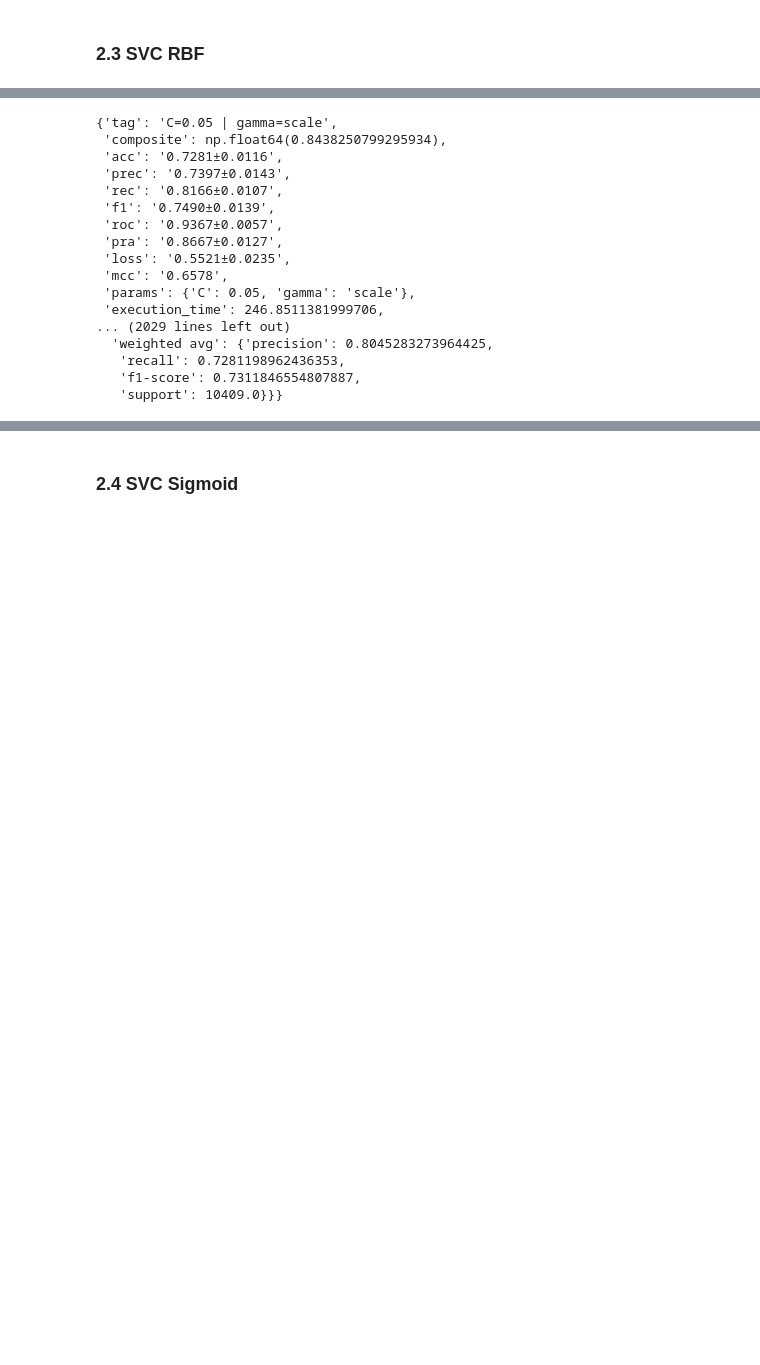
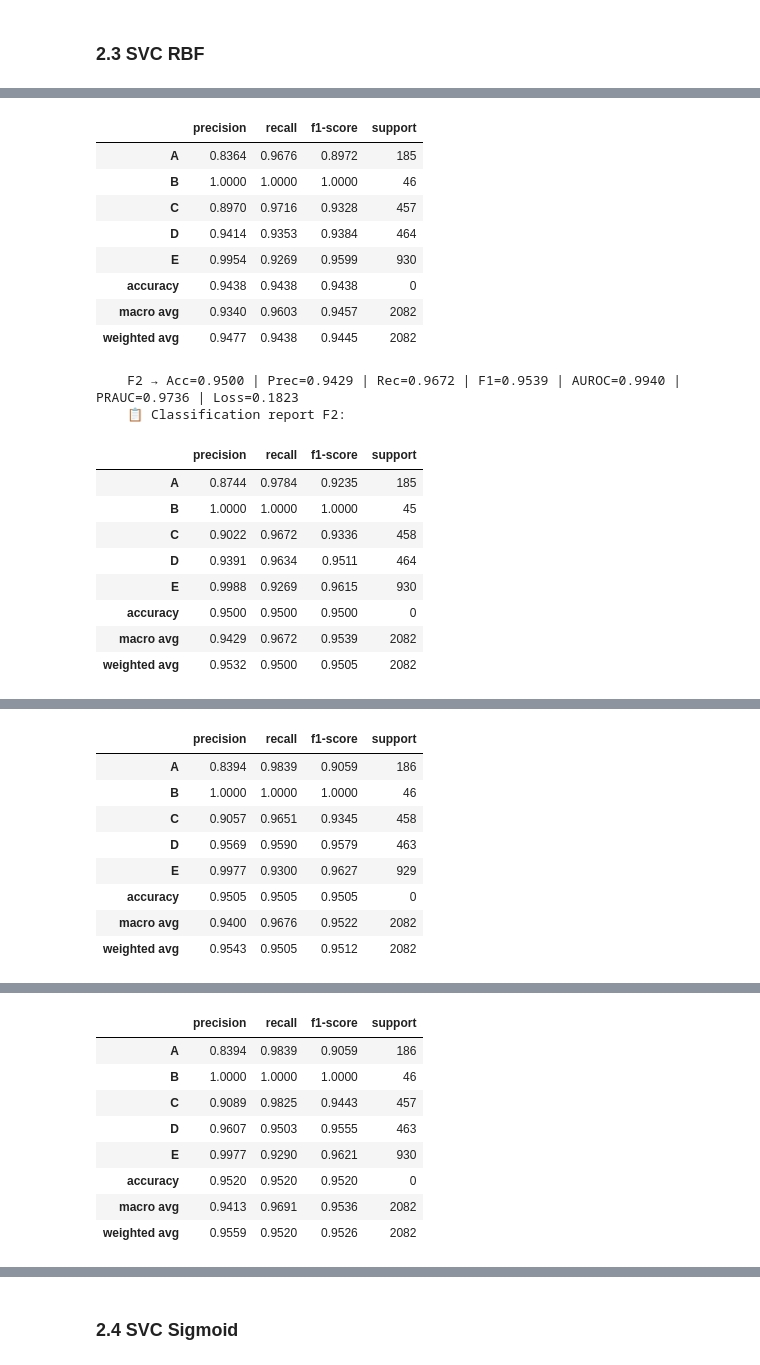
Before and after one commit to QuantumResearch-MCI/quantum-multiclass-classification, a Jupyter notebook: notebooks/!ML.ipynb, the cells around one changed output, grey strips where cells are left out. Saved outputs shown, nothing was run; the diff lists cells and outputs as text; code cells hidden in the pictures; blank space fills up the shorter version.

```diff
--- a/notebooks/!ML.ipynb
+++ b/notebooks/!ML.ipynb
@@ -666,10 +804,14 @@ weighted avg       0.62      0.45      0.45     10409
 # %% [markdown]
 ### 2.3 SVC RBF
 # %%
+# 🏆 Best config : C=1 | gamma=auto  (min penalized log-loss)
+#    Log-loss    : 0.3771±0.0227 (Acc=0.8661±0.0043 | F1w=0.8689±0.0044 | F1macro=0.8776±0.0037 | AUROC=0.9768±0.0023 | PRAUC=0.9413±0.0050)
+#    Selection   : 0.3771 (LossGap=+0.0116 | F1macroGap=+0.0032)
+
 search_space = {
-    "C": [0.05],
+    "C": [1],
     # "tol": [0.1],
-    "gamma": ['scale'],
+    "gamma": ['auto'],
 }
 evaluate_cv(
     model_name="SVC RBF",
@@ -700,17 +833,20 @@ weighted avg       0.80      0.73      0.73     10409
+|  | precision | recall | f1-score | support |
+| A | 0.8364 | 0.9676 | 0.8972 | 185 |
+| B | 1.0000 | 1.0000 | 1.0000 | 46 |
+| C | 0.8970 | 0.9716 | 0.9328 | 457 |
+| D | 0.9414 | 0.9353 | 0.9384 | 464 |
+| E | 0.9954 | 0.9269 | 0.9599 | 930 |
+| accuracy | 0.9438 | 0.9438 | 0.9438 | 0 |
+| macro avg | 0.9340 | 0.9603 | 0.9457 | 2082 |
+| weighted avg | 0.9477 | 0.9438 | 0.9445 | 2082 |
-{'tag': 'C=0.05 | gamma=scale',
- 'composite': np.float64(0.8438250799295934),
- 'acc': '0.7281±0.0116',
- 'prec': '0.7397±0.0143',
- 'rec': '0.8166±0.0107',
- 'f1': '0.7490±0.0139',
- 'roc': '0.9367±0.0057',
- 'pra': '0.8667±0.0127',
- 'loss': '0.5521±0.0235',
- 'mcc': '0.6578',
- 'params': {'C': 0.05, 'gamma': 'scale'},
- 'execution_time': 246.8511381999706,
-... (2029 lines left out)
-  'weighted avg': {'precision': 0.8045283273964425,
-   'recall': 0.7281198962436353,
-   'f1-score': 0.7311846554807887,
-   'support': 10409.0}}}
+    F2 → Acc=0.9500 | Prec=0.9429 | Rec=0.9672 | F1=0.9539 | AUROC=0.9940 | PRAUC=0.9736 | Loss=0.1823
+    📋 Classification report F2:
+|  | precision | recall | f1-score | support |
+| A | 0.8744 | 0.9784 | 0.9235 | 185 |
+| B | 1.0000 | 1.0000 | 1.0000 | 45 |
+| C | 0.9022 | 0.9672 | 0.9336 | 458 |
+| D | 0.9391 | 0.9634 | 0.9511 | 464 |
+| E | 0.9988 | 0.9269 | 0.9615 | 930 |
+| accuracy | 0.9500 | 0.9500 | 0.9500 | 0 |
+| macro avg | 0.9429 | 0.9672 | 0.9539 | 2082 |
+| weighted avg | 0.9532 | 0.9500 | 0.9505 | 2082 |
@@ -716,0 +855,9 @@ weighted avg       0.80      0.73      0.73     10409
+|  | precision | recall | f1-score | support |
+| A | 0.8394 | 0.9839 | 0.9059 | 186 |
+| B | 1.0000 | 1.0000 | 1.0000 | 46 |
+| C | 0.9057 | 0.9651 | 0.9345 | 458 |
+| D | 0.9569 | 0.9590 | 0.9579 | 463 |
+| E | 0.9977 | 0.9300 | 0.9627 | 929 |
+| accuracy | 0.9505 | 0.9505 | 0.9505 | 0 |
+| macro avg | 0.9400 | 0.9676 | 0.9522 | 2082 |
+| weighted avg | 0.9543 | 0.9505 | 0.9512 | 2082 |
@@ -716,0 +866,9 @@ weighted avg       0.80      0.73      0.73     10409
+|  | precision | recall | f1-score | support |
+| A | 0.8394 | 0.9839 | 0.9059 | 186 |
+| B | 1.0000 | 1.0000 | 1.0000 | 46 |
+| C | 0.9089 | 0.9825 | 0.9443 | 457 |
+| D | 0.9607 | 0.9503 | 0.9555 | 463 |
+| E | 0.9977 | 0.9290 | 0.9621 | 930 |
+| accuracy | 0.9520 | 0.9520 | 0.9520 | 0 |
+| macro avg | 0.9413 | 0.9691 | 0.9536 | 2082 |
+| weighted avg | 0.9559 | 0.9520 | 0.9526 | 2082 |
```
Also changed, not shown: parts of 12 cells of this notebook, 8 other files.
